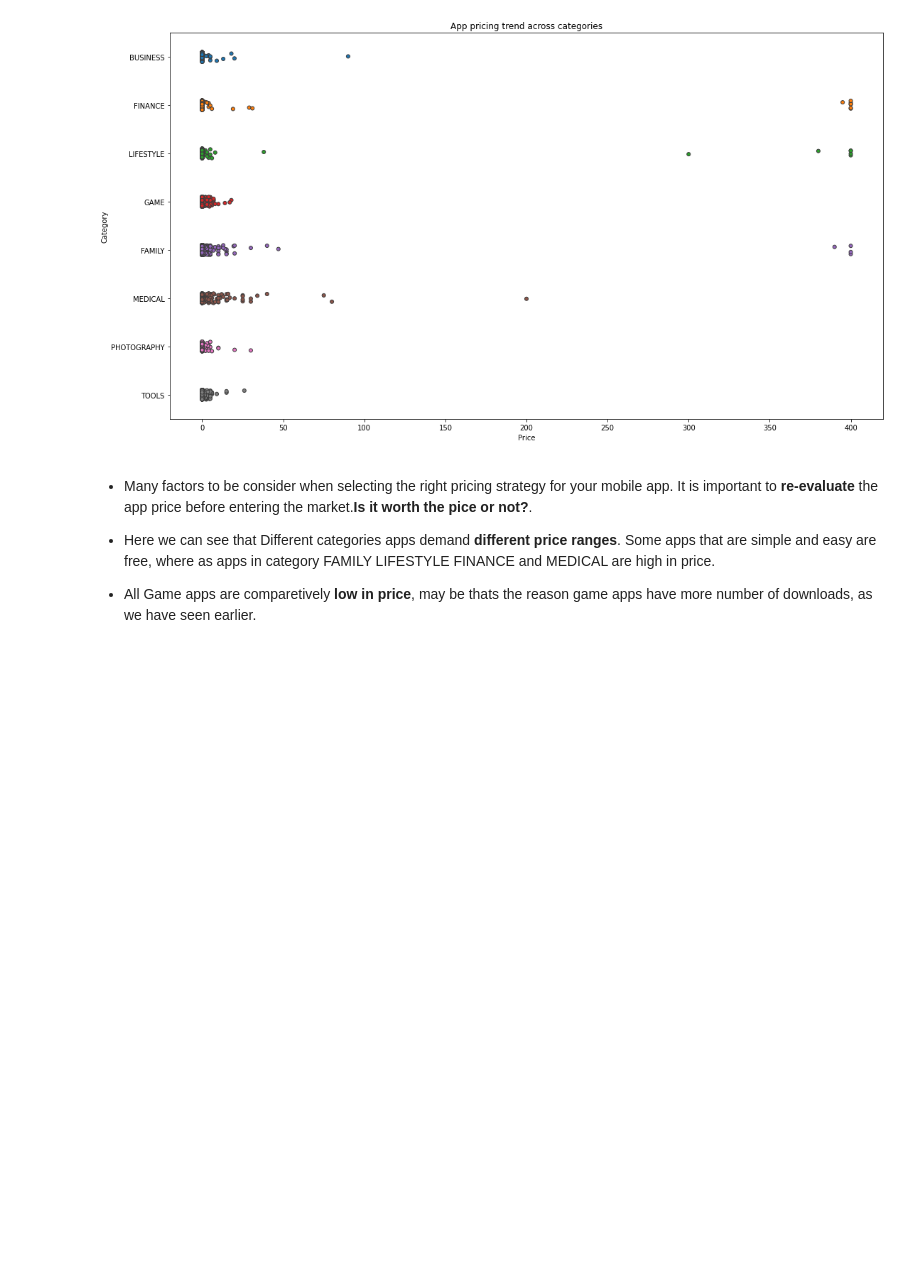
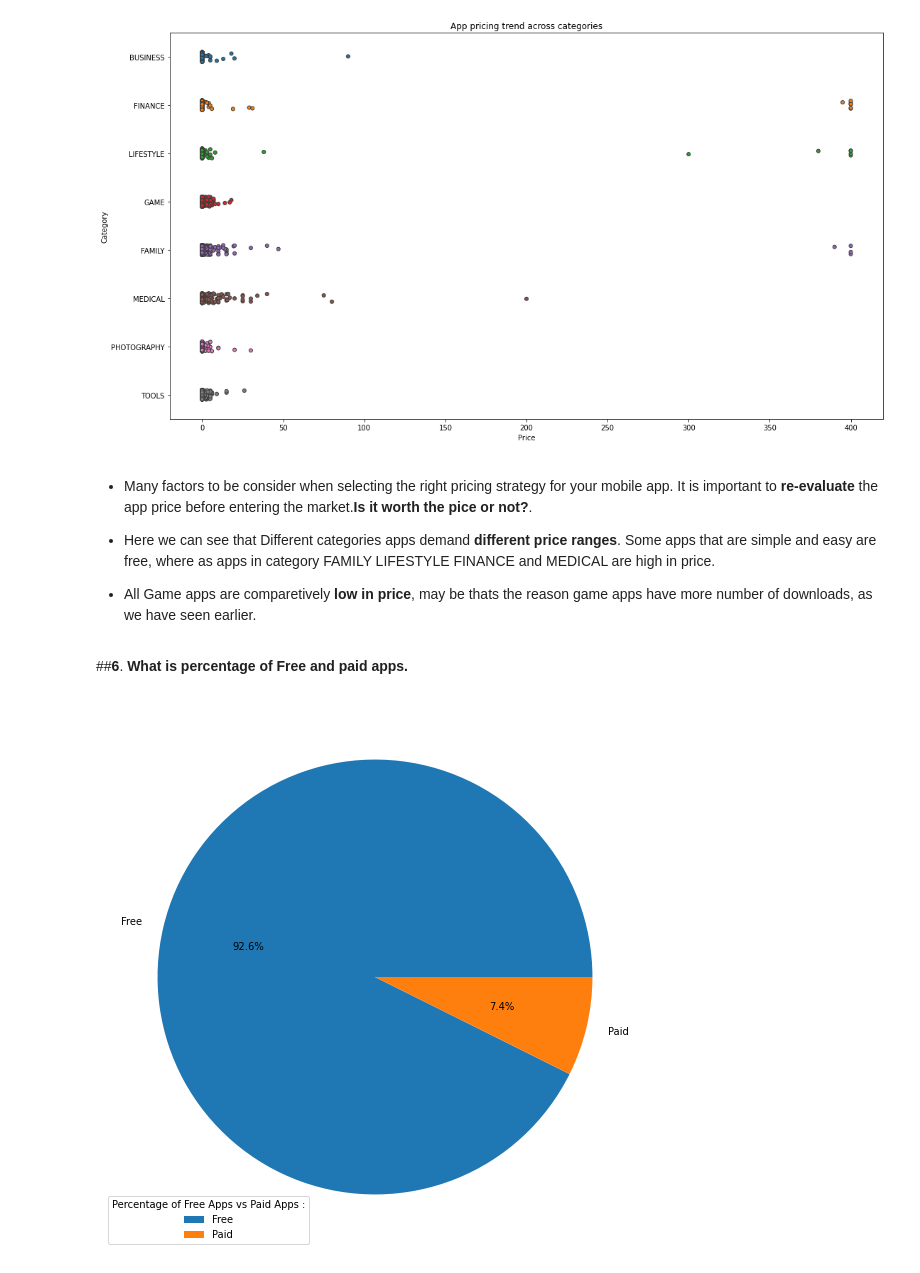
Before and after one commit to Ajay07pandey/play_store_app_review_system, a Jupyter notebook: play_store_app_review_system_.ipynb, the cells around one changed output. Cells and saved outputs as stored; diff of their text form; code cells hidden in the pictures; blank space fills up the shorter version.

```diff
--- a/play_store_app_review_system_.ipynb
+++ b/play_store_app_review_system_.ipynb
@@ -624,3 +622,11 @@ Text(0.5, 1.0, 'App pricing trend across categories')
 * Here we can see that Different categories apps demand **different price ranges**. Some apps that are simple and easy are free, where as apps in category FAMILY LIFESTYLE FINANCE and MEDICAL are high in price.
 
 * All Game apps are comparetively **low in price**, may be thats the reason game apps have more number of downloads, as we have seen earlier.
+# %% [markdown]
+##**6**. **What is percentage of Free and paid apps.**
+# %%
+plt.pie(df_data['Type'].value_counts(), labels = df_data['Type'].unique(),autopct='%1.1f%%',)
+plt.legend(title = "Percentage of Free Apps vs Paid Apps :")
+plt.show()
+# %% [output]
+[figure, added]
```
Also changed, not shown: parts of 8 cells of this notebook.
